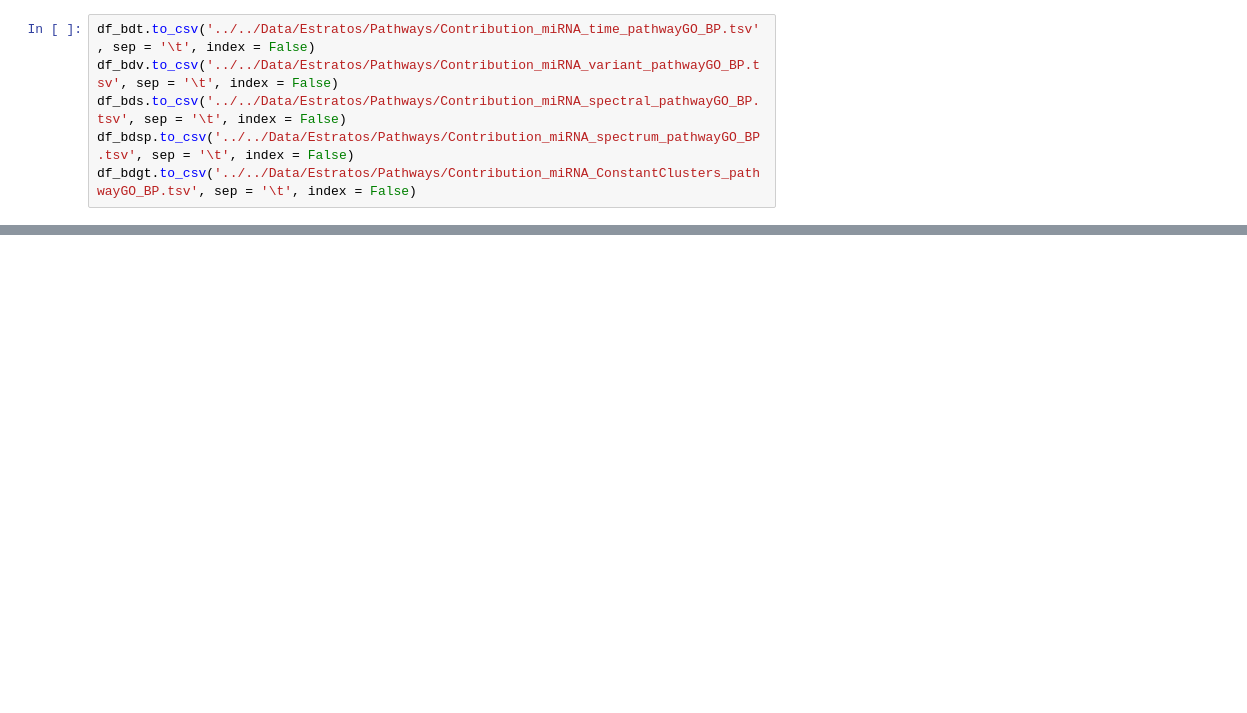
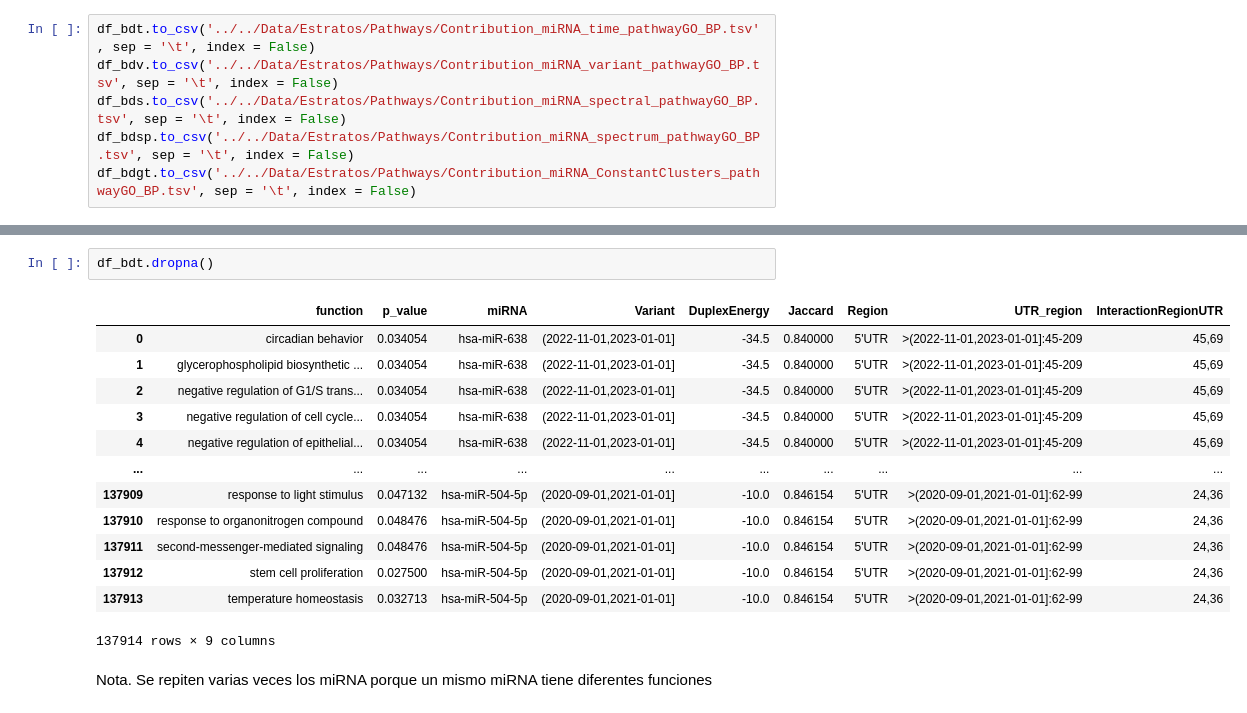
Before and after one commit to FerAmbriz/SelectionPatternsSARSCoV2, a Jupyter notebook: scr/13_miRNApathways.ipynb, the cells around one changed output, grey strips where cells are left out. Cells and saved outputs as stored; diff of their text form; blank space fills up the shorter version.

```diff
--- a/scr/13_miRNApathways.ipynb
+++ b/scr/13_miRNApathways.ipynb
@@ -190,0 +208,18 @@ df_bdgt.to_csv('../../Data/Estratos/Pathways/Contribution_miRNA_ConstantClusters
+# %%
+df_bdt.dropna()
+# %% [output]
+|  | function | p_value | miRNA | Variant | DuplexEnergy | Jaccard | Region | UTR_region | InteractionRegionUTR |
+| 0 | circadian behavior | 0.034054 | hsa-miR-638 | (2022-11-01,2023-01-01] | -34.5 | 0.840000 | 5'UTR | >(2022-11-01,2023-01-01]:45-209 | 45,69 |
+| 1 | glycerophospholipid biosynthetic ... | 0.034054 | hsa-miR-638 | (2022-11-01,2023-01-01] | -34.5 | 0.840000 | 5'UTR | >(2022-11-01,2023-01-01]:45-209 | 45,69 |
+| 2 | negative regulation of G1/S trans... | 0.034054 | hsa-miR-638 | (2022-11-01,2023-01-01] | -34.5 | 0.840000 | 5'UTR | >(2022-11-01,2023-01-01]:45-209 | 45,69 |
+| 3 | negative regulation of cell cycle... | 0.034054 | hsa-miR-638 | (2022-11-01,2023-01-01] | -34.5 | 0.840000 | 5'UTR | >(2022-11-01,2023-01-01]:45-209 | 45,69 |
+| 4 | negative regulation of epithelial... | 0.034054 | hsa-miR-638 | (2022-11-01,2023-01-01] | -34.5 | 0.840000 | 5'UTR | >(2022-11-01,2023-01-01]:45-209 | 45,69 |
+| ... | ... | ... | ... | ... | ... | ... | ... | ... | ... |
+| 137909 | response to light stimulus | 0.047132 | hsa-miR-504-5p | (2020-09-01,2021-01-01] | -10.0 | 0.846154 | 5'UTR | >(2020-09-01,2021-01-01]:62-99 | 24,36 |
+| 137910 | response to organonitrogen compound | 0.048476 | hsa-miR-504-5p | (2020-09-01,2021-01-01] | -10.0 | 0.846154 | 5'UTR | >(2020-09-01,2021-01-01]:62-99 | 24,36 |
+| 137911 | second-messenger-mediated signaling | 0.048476 | hsa-miR-504-5p | (2020-09-01,2021-01-01] | -10.0 | 0.846154 | 5'UTR | >(2020-09-01,2021-01-01]:62-99 | 24,36 |
+| 137912 | stem cell proliferation | 0.027500 | hsa-miR-504-5p | (2020-09-01,2021-01-01] | -10.0 | 0.846154 | 5'UTR | >(2020-09-01,2021-01-01]:62-99 | 24,36 |
+| 137913 | temperature homeostasis | 0.032713 | hsa-miR-504-5p | (2020-09-01,2021-01-01] | -10.0 | 0.846154 | 5'UTR | >(2020-09-01,2021-01-01]:62-99 | 24,36 |
+137914 rows × 9 columns
+# %% [markdown]
+Nota. Se repiten varias veces los miRNA porque un mismo miRNA tiene diferentes funciones
```
Also changed, not shown: parts of 1 cell of this notebook, 14 other files.
